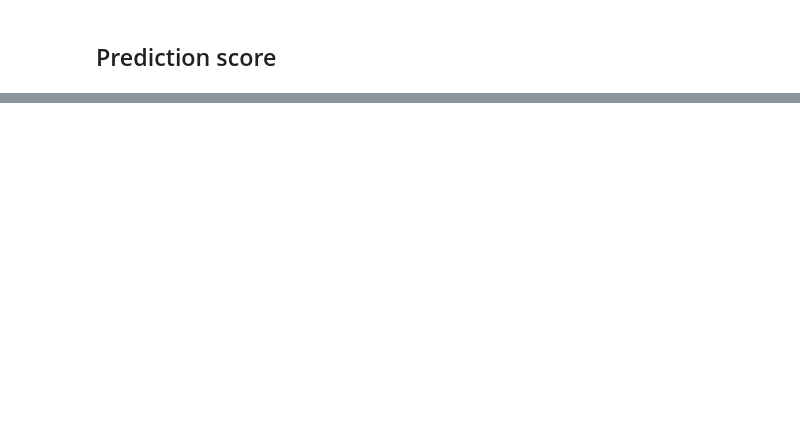
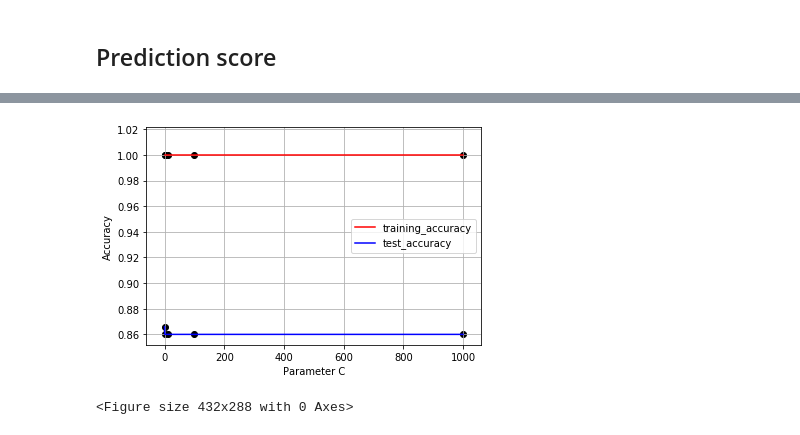
Before and after one commit to kuro10/Apprentissage, a Jupyter notebook: TP3/TP3.ipynb, the cells around one changed output, grey strips where cells are left out. Saved outputs shown, nothing was run; the diff lists cells and outputs as text; code cells hidden in the pictures; blank space fills up the shorter version.

```diff
--- a/TP3/TP3.ipynb
+++ b/TP3/TP3.ipynb
@@ -39,8 +37,12 @@ print(target_list)
 ## Split training & test set
 # %%
 X_train, X_test, y_train, y_test = train_test_split(data,labels,train_size=0.7)
-print("Traning data shape : ", X_train.shape)
-print("Traning target shape : ", y_train.shape)
+
+X_train, y_train = X_train[:500], y_train[:500]
+X_test, y_test = X_test[:500], y_test[:500]
+
+print("Training data shape : ", X_train.shape)
+print("Training target shape : ", y_train.shape)
 print("Testing data shape : ", X_test.shape)
 print("Testing target shape : ", y_test.shape)
 # %% [output]
@@ -130,12 +245,0 @@ print("Confusion matrix:\n%s" % confusion_matrix(y_test, y_pred))
-# %%
-## precomputed
-clf = SVC(kernel='precomputed')
-start =  time.time()
-clf.fit(X_train,y_train)
-end_train = time.time()
-print("Training execution time :", end_train - start)
-y_pred = clf.predict(X_test)
-end_pred = time.time()
-print("Prediction time :", end_pred - end_train)
-print("Classification report for classifier %s:\n%s\n" % (clf, classification_report(y_test, y_pred)))
-print("Confusion matrix:\n%s" % confusion_matrix(y_test, y_pred))
@@ -141,0 +288,16 @@ print("Confusion matrix:\n%s" % confusion_matrix(y_test, y_pred))
+# %%
+plt.scatter(c_settings,train_scores,c="black")
+plt.scatter(c_settings,test_scores,c="black")
+plt.plot(c_settings, train_scores,'r', label = "training_accuracy")
+plt.plot(c_settings, test_scores,'b-', label = "test_accuracy")
+plt.ylabel("Accuracy")
+plt.xlabel("Parameter C")
+plt.legend()
+plt.grid()
+
+plt.show()
+
+plt.savefig('TP3-acc-vs-C-in-SVM.png')
+# %% [output]
+[figure, added]
+<Figure size 432x288 with 0 Axes>
```
Also changed, not shown: parts of 20 cells of this notebook, 1 other file.
